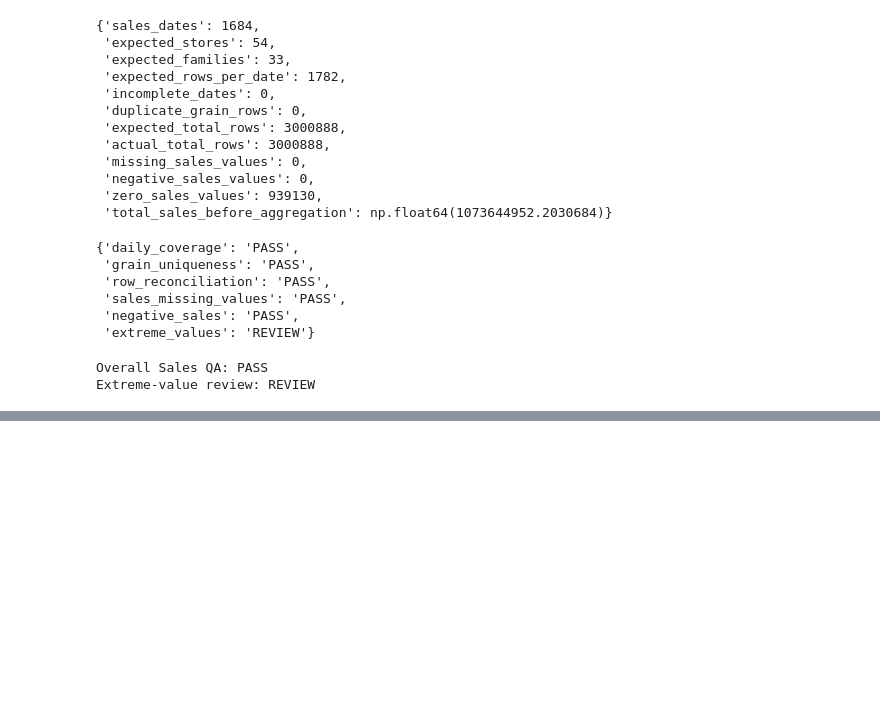
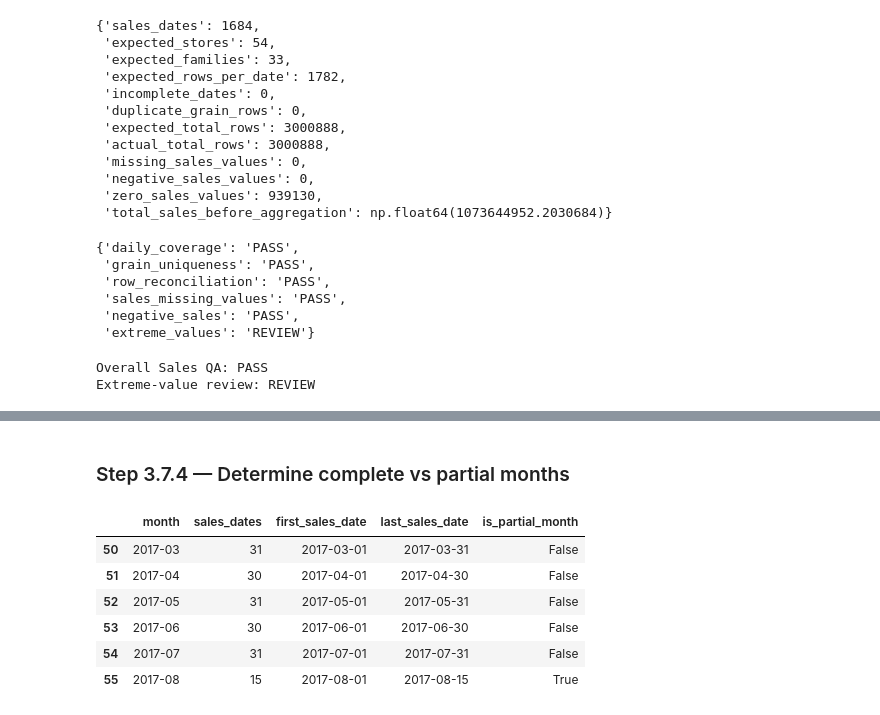
Before and after one commit to Abu-Hozaifa-Retail-Analyst/retail-sales-forecasting, a Jupyter notebook: notebooks/01_data_quality/02_initial_data_profiling.ipynb, the cells around one changed output, grey strips where cells are left out. Cells and saved outputs as stored; diff of their text form; code cells hidden in the pictures; blank space fills up the shorter version.

```diff
--- a/notebooks/01_data_quality/02_initial_data_profiling.ipynb
+++ b/notebooks/01_data_quality/02_initial_data_profiling.ipynb
@@ -7269,0 +7316,17 @@ Extreme-value review: REVIEW
+# %%
+# Check the number of observed sales dates in each month
+
+monthly_date_coverage = (
+    train.assign(
+        month=train["date"].dt.to_period("M")
+    )
+    .groupby("month")
+    .agg(
+        sales_dates=("date", "nunique"),
+        first_sales_date=("date", "min"),
+        last_sales_date=("date", "max")
+    )
+    .reset_index()
+)
+
+monthly_date_coverage.tail(6)
@@ -7269,0 +7341,19 @@ Extreme-value review: REVIEW
+# %% [markdown]
+### Step 3.7.4 — Determine complete vs partial months
+# %%
+# Classify monthly periods by observed date coverage
+
+monthly_date_coverage["is_partial_month"] = (
+    monthly_date_coverage["last_sales_date"]
+    < monthly_date_coverage["month"].dt.to_timestamp("M")
+)
+
+monthly_date_coverage.tail(6)
+# %% [output]
+|  | month | sales_dates | first_sales_date | last_sales_date | is_partial_month |
+| 50 | 2017-03 | 31 | 2017-03-01 | 2017-03-31 | False |
+| 51 | 2017-04 | 30 | 2017-04-01 | 2017-04-30 | False |
+| 52 | 2017-05 | 31 | 2017-05-01 | 2017-05-31 | False |
+| 53 | 2017-06 | 30 | 2017-06-01 | 2017-06-30 | False |
+| 54 | 2017-07 | 31 | 2017-07-01 | 2017-07-31 | False |
+| 55 | 2017-08 | 15 | 2017-08-01 | 2017-08-15 | True |
```
Also changed, not shown: parts of 16 cells of this notebook, 1 other file.
